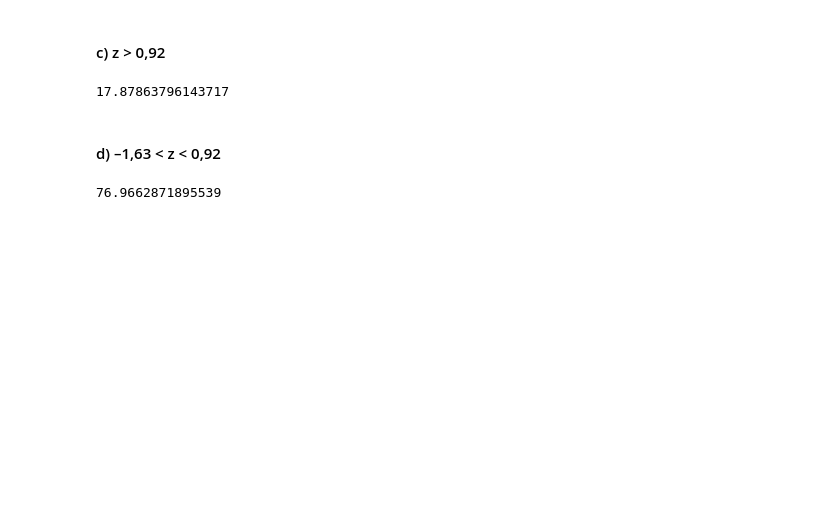
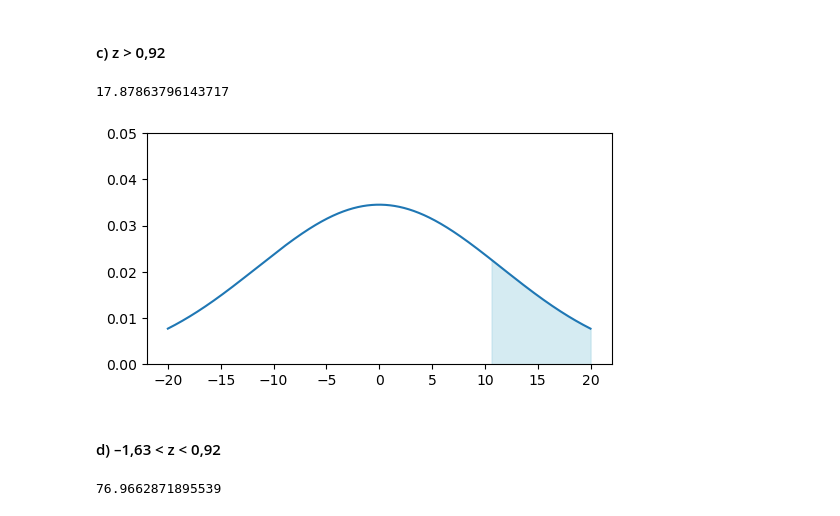
Before and after one commit to PineMi/University-projects, a Jupyter notebook: DataAnalysis_28_03_2024/Lista1_analise_de_dados.ipynb, the cells around one changed output. Saved outputs shown, nothing was run; the diff lists cells and outputs as text; code cells hidden in the pictures; blank space fills up the shorter version.

```diff
--- a/DataAnalysis_28_03_2024/Lista1_analise_de_dados.ipynb
+++ b/DataAnalysis_28_03_2024/Lista1_analise_de_dados.ipynb
@@ -38,6 +72,10 @@ st.norm.cdf(1.63) * 100
 (1 - st.norm.cdf(.92)) * 100
 # %% [output]
 17.87863796143717
+# %%
+plot_normal_z(5,0.92)
+# %% [output]
+[figure, added]
 # %% [markdown]
 #### d) –1,63 < z < 0,92
 # %%
```
Also changed, not shown: parts of 6 cells of this notebook.
